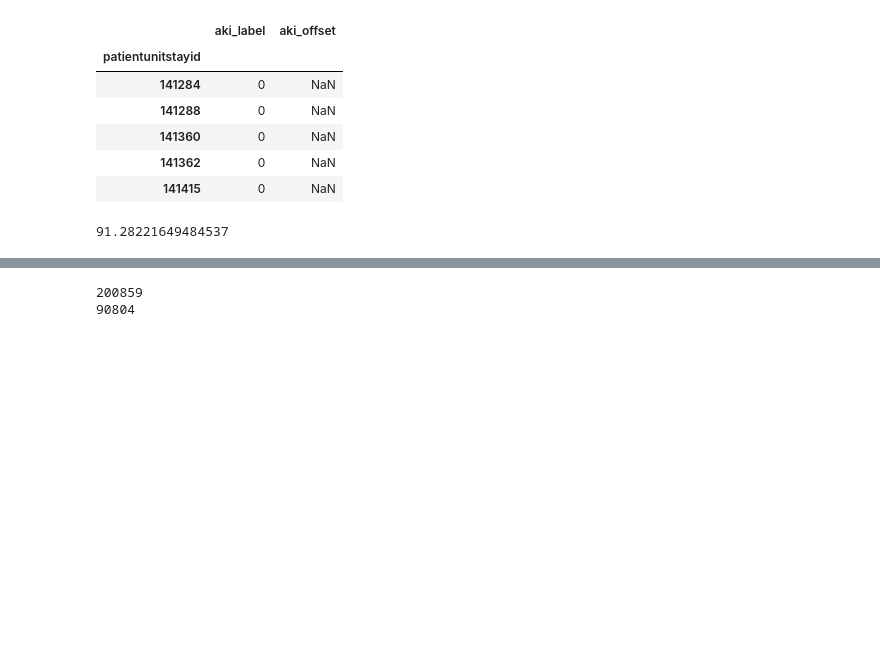
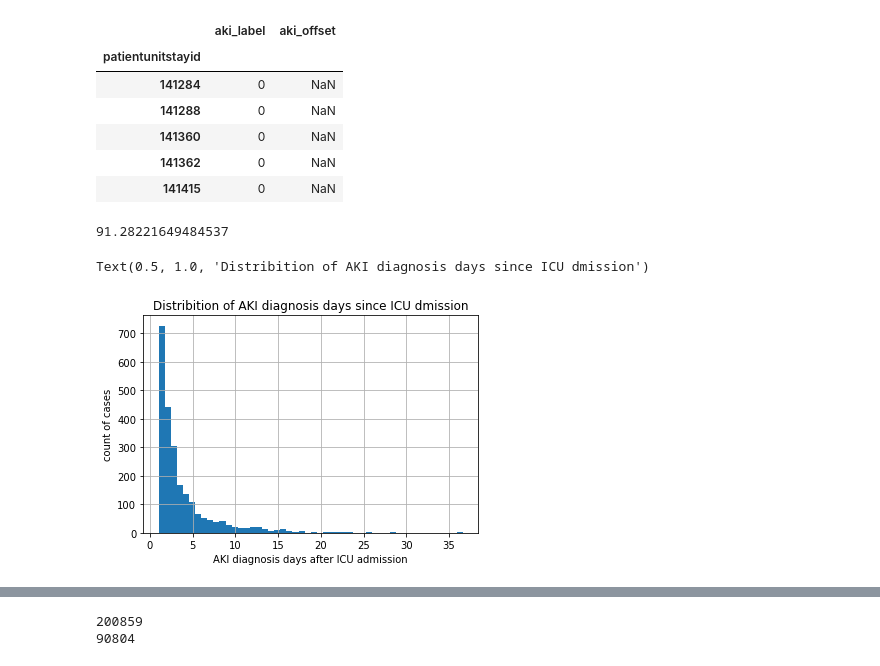
Before and after one commit to zhakhverdyan/eICU_AKIlert, a Jupyter notebook: notebooks/assemble_clean_dataset.ipynb, the cells around one changed output, grey strips where cells are left out. Drawn from its saved outputs; the diff is of its cells as text; code cells hidden in the pictures; blank space fills up the shorter version.

```diff
--- a/notebooks/assemble_clean_dataset.ipynb
+++ b/notebooks/assemble_clean_dataset.ipynb
@@ -23,3 +23,13 @@ qa.head()
 qa[qa.aki_offset.notnull()]['aki_offset'].mean()/60
 # %% [output]
 91.28221649484537
+# %%
+offset_hour = qa[qa.aki_label==1]['aki_offset']/(60*24)
+offset_hour.sort_values(inplace=True)
+offset_hour.hist(bins=50)
+plt.ylabel('count of cases')
+plt.xlabel('AKI diagnosis days after ICU admission')
+plt.title('Distribition of AKI diagnosis days since ICU dmission')
+# %% [output]
+Text(0.5, 1.0, 'Distribition of AKI diagnosis days since ICU dmission')
+[figure, added]
```
Also changed, not shown: parts of 48 cells of this notebook, 7 other files.
